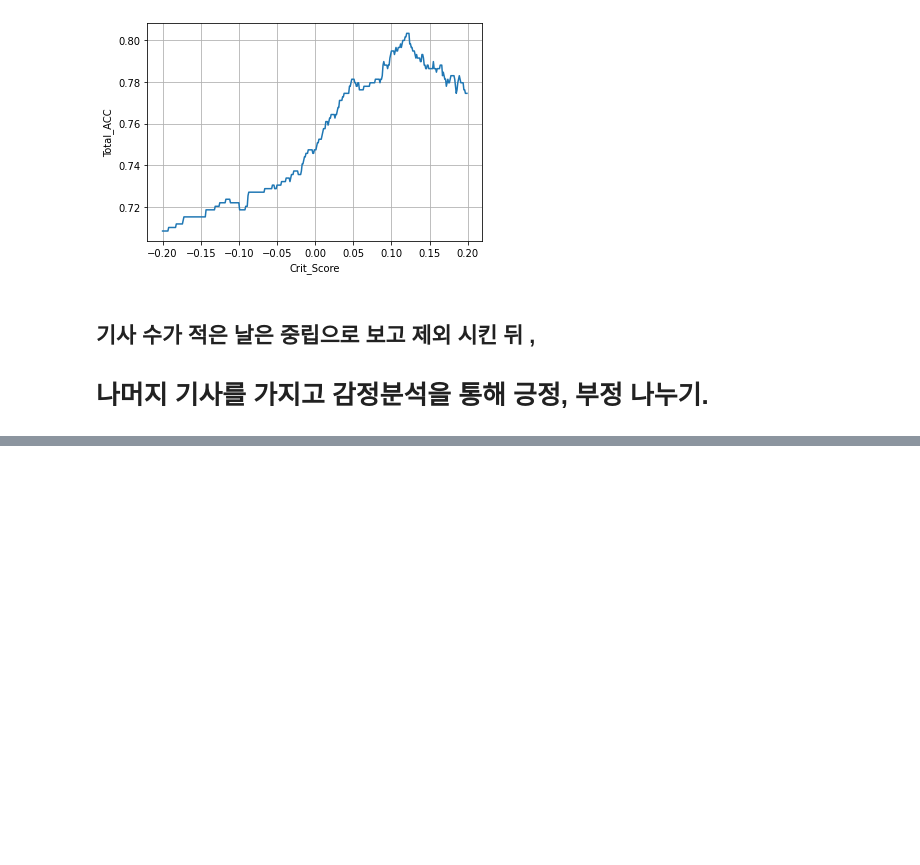
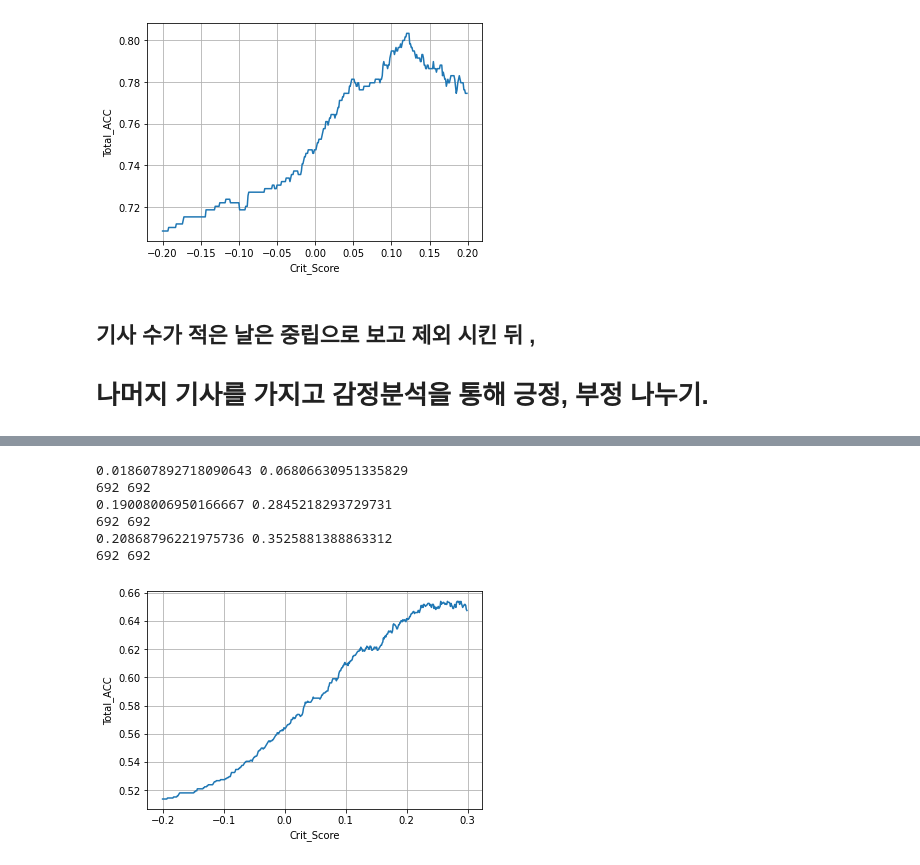
Before and after one commit to KyoungmiKwon/Bigdata_Training_at_ITwill, a Jupyter notebook: Team_Project/C05_SJ_add_resize.ipynb, the cells around one changed output, grey strips where cells are left out. Saved outputs shown, nothing was run; the diff lists cells and outputs as text; code cells hidden in the pictures; blank space fills up the shorter version.

```diff
--- a/Team_Project/C05_SJ_add_resize.ipynb
+++ b/Team_Project/C05_SJ_add_resize.ipynb
@@ -699,0 +1032,13 @@ date_neu=0
+# %%
+news_resize = pd.read_excel('/content/C01-1_KM_Data_LabelingResult_incl_resize.xlsx')
+news_neg= news_resize[news_resize['S']==-1]
+news_neut= news_resize[news_resize['S']==0]
+news_pos=news_resize[news_resize['S']==1]
+
+news_neut['S']=-1
+
+from sklearn.model_selection import train_test_split
+
+P_train, P_test = train_test_split(news_pos, test_size=0.379, random_state=123)
+st_data=pd.concat([P_test, news_neg], ignore_index=True)
+std_data_re=pd.concat([st_data, news_neut], ignore_index=True)
@@ -699,0 +1107,32 @@ date_neu=0
+# %%
+polar_mean_std(std_data_re,'S','title_polar_std')
+polar_mean_std(std_data_re,'S','text_polar_std')
+polar_mean_std(std_data_re,'S','total_polar_std')
+# %% [output]
+0.018607892718090643 0.06806630951335829
+692 692
+0.19008006950166667 0.2845218293729731
+692 692
+0.20868796221975736 0.3525881388863312
+692 692
+# %%
+acc_std=[]
+for x in np.arange(-0.2,0.3,0.001):
+    result_a_std=[]
+    for a in std_data_re['total_polar_std']:
+        if a > x:
+            result_a_std.append(1)
+        else:
+            result_a_std.append(-1)
+    ac = np.sum(np.equal(std_data_re['S'],result_a_std))/len(result_a_std)
+    acc_std.append(ac)
+
+x= np.arange(-0.2,0.3,0.001)
+y=acc_std
+plt.plot(x,y)
+plt.xlabel('Crit_Score')
+plt.ylabel('Total_ACC')
+plt.grid()
+plt.show()
+# %% [output]
+[figure, added]
```
Also changed, not shown: parts of 29 cells of this notebook.
